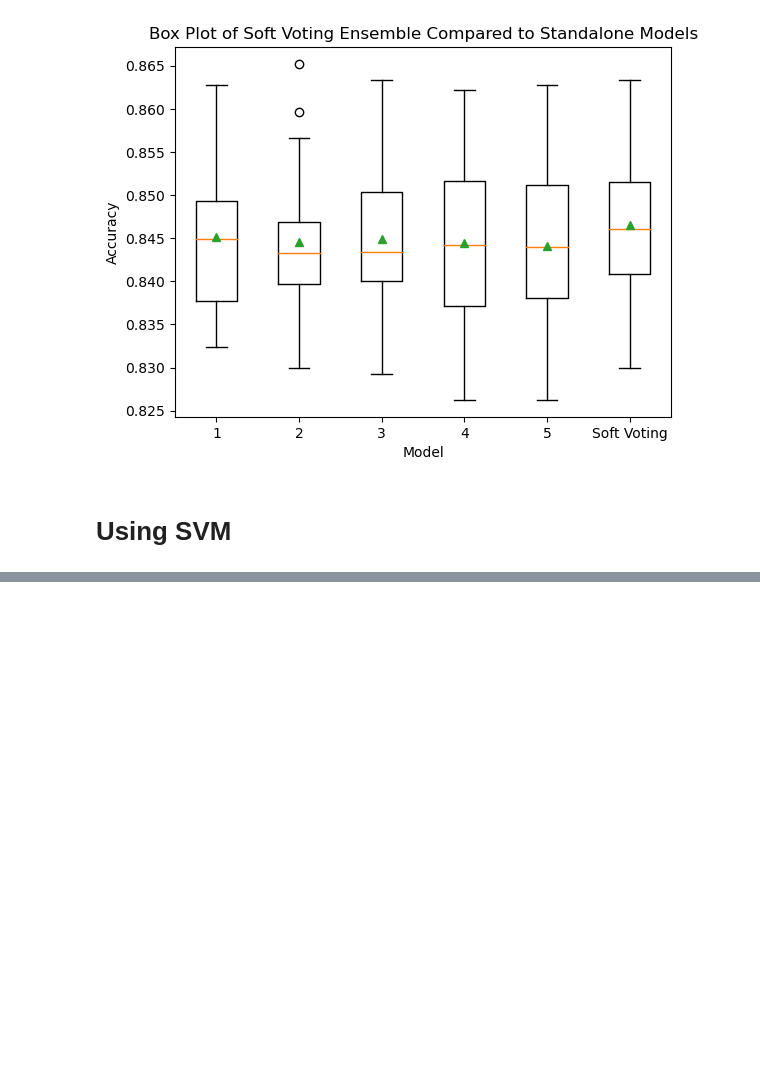
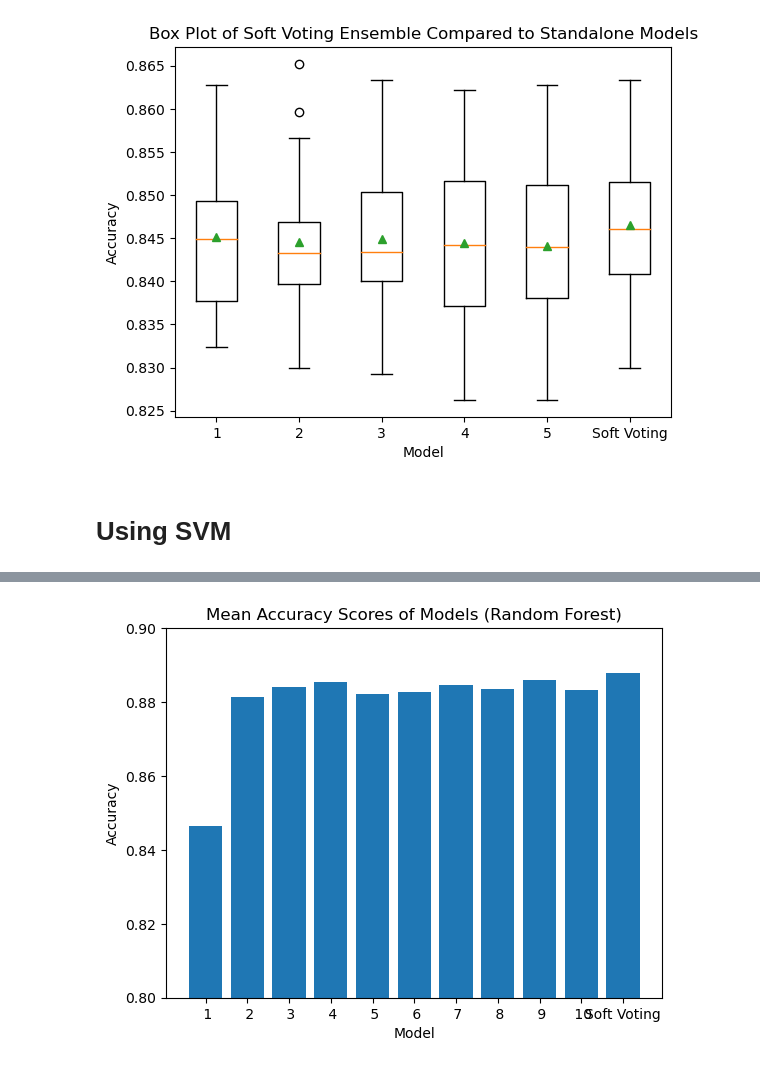
Before and after one commit to COGS118A/Group009-SP23, a Jupyter notebook: Code/SoftVotingSVM.ipynb, the cells around one changed output, grey strips where cells are left out. Saved outputs shown, nothing was run; the diff lists cells and outputs as text; code cells hidden in the pictures; blank space fills up the shorter version.

Commit message:
random forest

```diff
--- a/Code/SoftVotingSVM.ipynb
+++ b/Code/SoftVotingSVM.ipynb
@@ -134,13 +133,30 @@ from sklearn.metrics import accuracy_score
 from statistics import mean, stdev
 import matplotlib.pyplot as plt
 
+def get_data():
+    url = 'https://raw.githubusercontent.com/COGS118A/Group009-SP23/main/clean_data.csv'
+    data = pd.read_csv(url)
+    data = data.dropna()
+    return data
+
+def get_dataset(data):
+    X = data.drop('good_outcome', axis=1)
+    y = data['good_outcome']
+    X_train, X_test, y_train, y_test = train_test_split(X, y, test_size=0.3, random_state=42)
+    X_train_small, _, y_train_small, _ = train_test_split(X_train, y_train, train_size=0.3, random_state=42)
+    X_train_small2, _, y_train_small2, _ = train_test_split(X_train_small, y_train_small, train_size=0.3, random_state=42)
+    print("data")
+    return X, y, X_train_small2, X_test, y_train_small2, y_test
+
 def get_models(X_train, X_test, y_train, y_test):
     models = {}
+    print("Long")
     for i in range(3):
         model_name = f'SVM {i+1}'  # Generate a unique model name
         model = SVC(kernel='linear', C=(i+1)*0.1, probability=True)
         model.fit(X_train, y_train)
         models[model_name] = model
+        print("i")
     return models
 
 def get_accuracy(model, X, y):
@@ -176,0 +193,64 @@ plot_boxplot(results, names)
+# %%
+from sklearn.ensemble import RandomForestClassifier
+from sklearn.ensemble import VotingClassifier
+from sklearn.metrics import accuracy_score
+from sklearn.model_selection import train_test_split
+import pandas as pd
+from statistics import mean
+import matplotlib.pyplot as plt
+
+def get_data():
+    url = 'https://raw.githubusercontent.com/COGS118A/Group009-SP23/main/clean_data.csv'
+    data = pd.read_csv(url)
+    data = data.dropna()
+    return data
+
+def get_dataset(data):
+    X = data.drop('good_outcome', axis=1)
+    y = data['good_outcome']
+    X_train, X_test, y_train, y_test = train_test_split(X, y, test_size=0.3, random_state=42)
+    return X, y, X_train, X_test, y_train, y_test
+
+def get_models(X_train, X_test, y_train, y_test):
+    models = []
+    for i in range(10):
+        model_name = f' {i+1}'  # Generate a unique model name
+        model = RandomForestClassifier(n_estimators=100, max_depth=(i+1)*10)
+        model.fit(X_train, y_train)
+        models.append((model_name, model))
+    return models
+
+def get_accuracy(model, X, y):
+    y_pred = model.predict(X)
+    return accuracy_score(y, y_pred)
+
+def plot_barplot(results, names):
+    plt.bar(names, results)
+    plt.ylim(0.8, 0.9)  # Set the y-axis limits
+    plt.title('Mean Accuracy Scores of Models (Random Forest)')
+    plt.xlabel('Model')
+    plt.ylabel('Accuracy')
+    plt.savefig('model_performance_RandomForest.jpg')
+    plt.show()
+
+X, y, X_train, X_test, y_train, y_test = get_dataset(get_data())
+
+models = get_models(X_train, X_test, y_train, y_test)
+voting_classifier = VotingClassifier(estimators=models, voting='soft', n_jobs=-1)
+voting_classifier.fit(X_train, y_train)
+
+models.append(('Soft Voting', voting_classifier))
+
+results, names = [], []
+
+for name, model in models:
+    scores = []
+    for _ in range(5):  # Repeat the accuracy calculation 5 times
+        score = get_accuracy(model, X_test, y_test)
+        scores.append(score)
+    results.append(mean(scores))
+    names.append(name)
+    print('>%s Mean: %.3f' % (name, mean(scores)))
+
+plot_barplot(results, names)
+# %% [output]
@@ -176,0 +268 @@ plot_boxplot(results, names)
+[figure, added]
```
Also changed, not shown: parts of 4 cells of this notebook, 1 other file.
